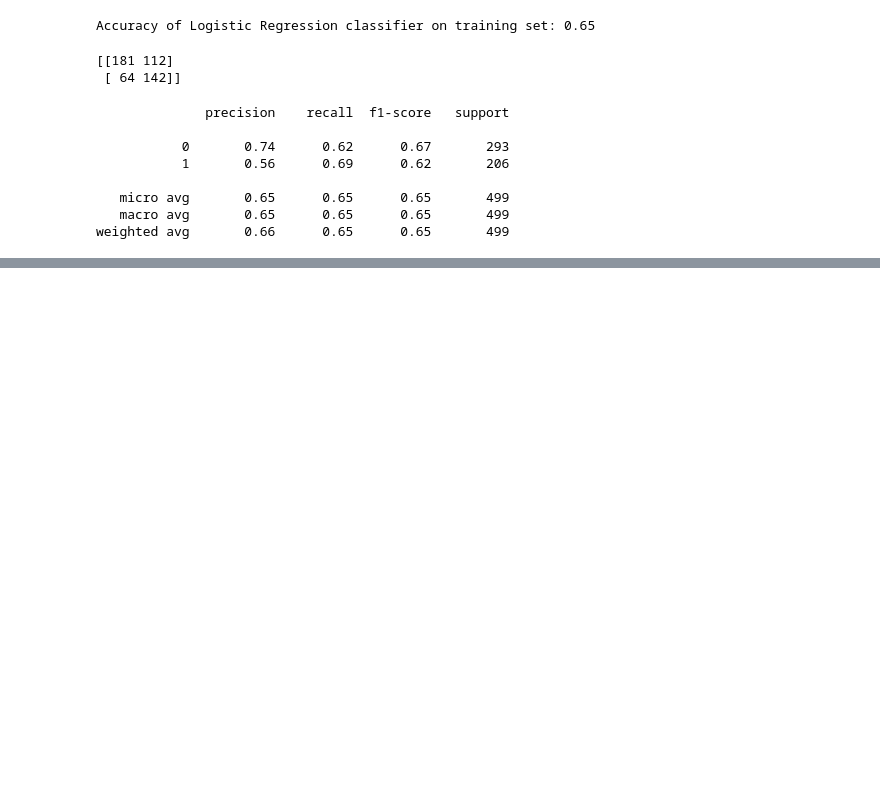
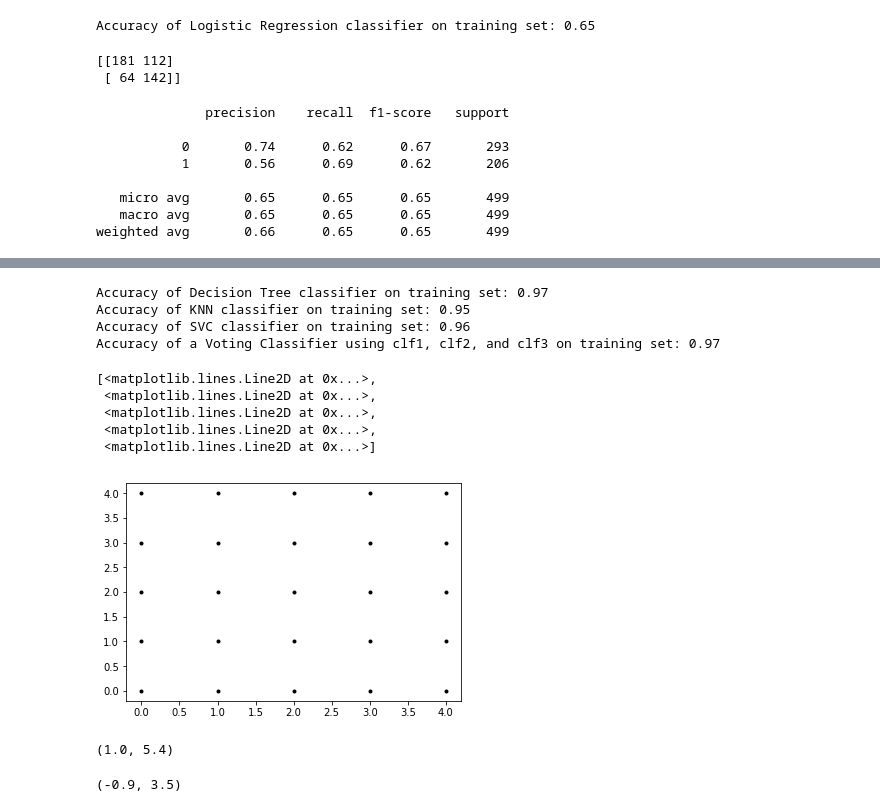
Before and after one commit to daver787/codeup_exercises, a Jupyter notebook: Classification Modeling Exercises.ipynb, the cells around one changed output, grey strips where cells are left out. Saved outputs shown, nothing was run; the diff lists cells and outputs as text; code cells hidden in the pictures; blank space fills up the shorter version.

```diff
--- a/Classification Modeling Exercises.ipynb
+++ b/Classification Modeling Exercises.ipynb
@@ -88,0 +492,31 @@ weighted avg       0.66      0.65      0.65       499
+# %%
+print('Accuracy of Decision Tree classifier on training set: {:.2f}'
+     .format(clf1.score(X, y)))
+
+print('Accuracy of KNN classifier on training set: {:.2f}'
+     .format(clf2.score(X, y)))
+
+print('Accuracy of SVC classifier on training set: {:.2f}'
+     .format(clf3.score(X, y)))
+
+print('Accuracy of a Voting Classifier using clf1, clf2, and clf3 on training set: {:.2f}'
+     .format(eclf.score(X, y)))
+# %% [output]
+Accuracy of Decision Tree classifier on training set: 0.97
+Accuracy of KNN classifier on training set: 0.95
+Accuracy of SVC classifier on training set: 0.96
+Accuracy of a Voting Classifier using clf1, clf2, and clf3 on training set: 0.97
+# %%
+xvalues = np.array([0, 1, 2, 3, 4]);
+yvalues = np.array([0, 1, 2, 3, 4]);
+# %%
+xx, yy = np.meshgrid(xvalues, yvalues)
+
+plt.plot(xx, yy, marker='.', color='k', linestyle='none')
+# %% [output]
+[<matplotlib.lines.Line2D at 0x...>,
+ <matplotlib.lines.Line2D at 0x...>,
+ <matplotlib.lines.Line2D at 0x...>,
+ <matplotlib.lines.Line2D at 0x...>,
+ <matplotlib.lines.Line2D at 0x...>]
+[figure, added]
@@ -88,0 +525,4 @@ weighted avg       0.66      0.65      0.65       499
+# %%
+x_min,x_max
+# %% [output]
+(1.0, 5.4)
@@ -88,0 +531,4 @@ weighted avg       0.66      0.65      0.65       499
+# %%
+y_min,y_max
+# %% [output]
+(-0.9, 3.5)
```
Also changed, not shown: parts of 67 cells of this notebook, 5 other files.
